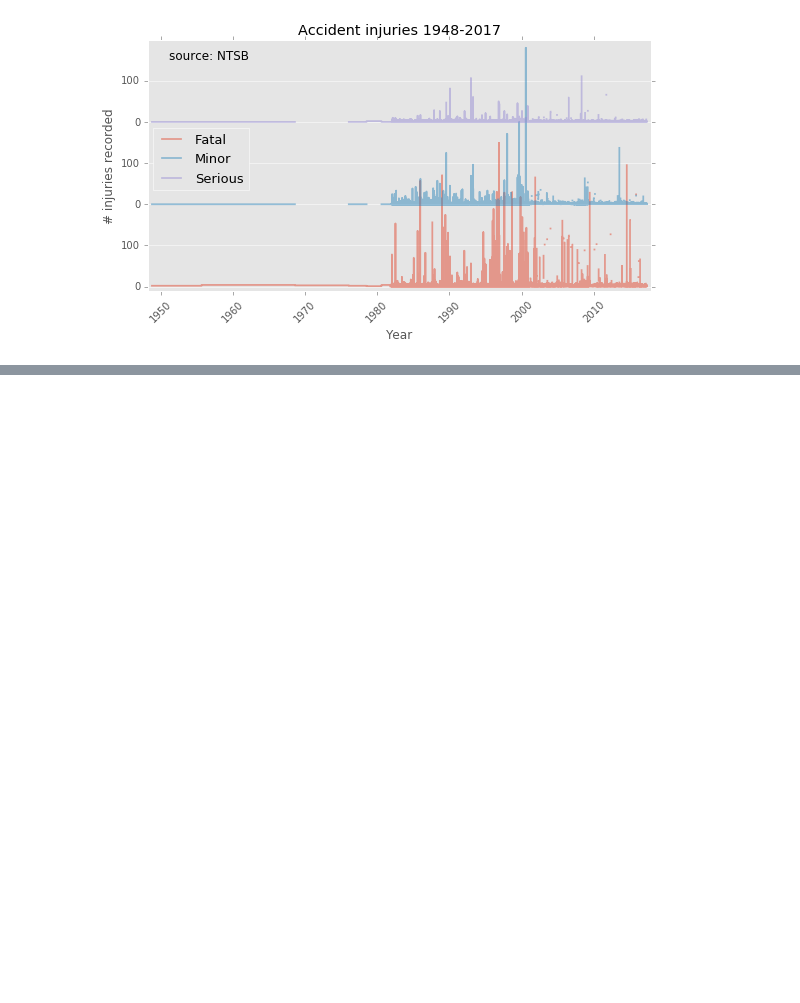
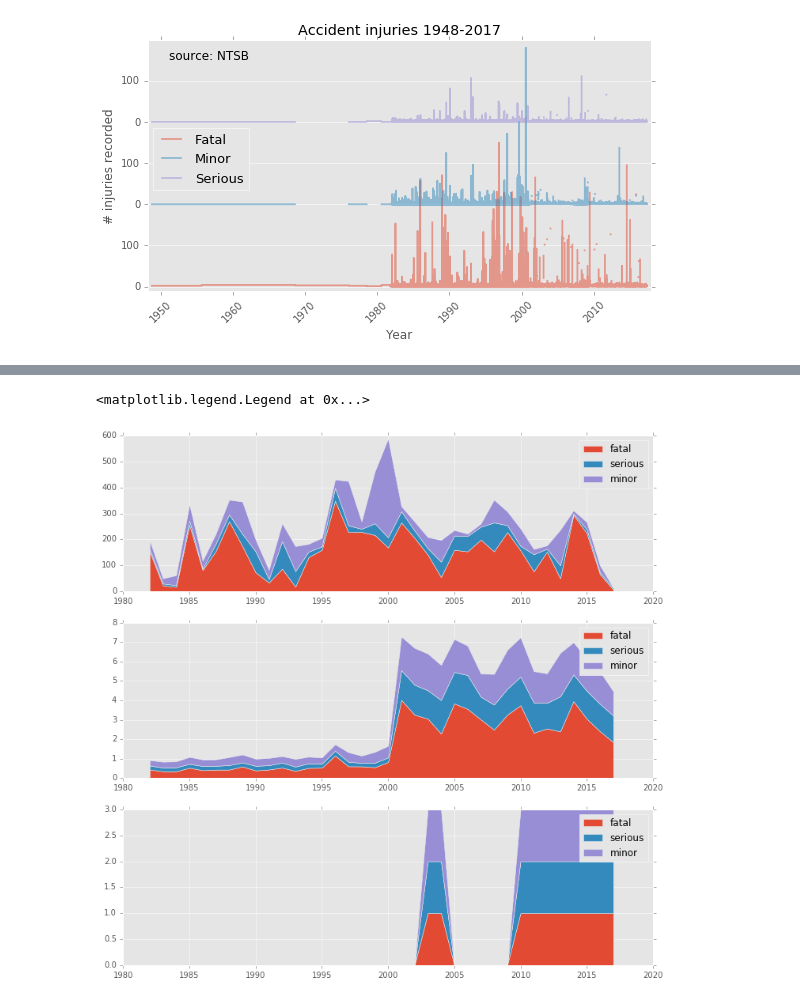
Before and after one commit to grehujt/SmallPythonProjects, a Jupyter notebook: jupyterNotebooks/aviation/flight_accidents.ipynb, the cells around one changed output, grey strips where cells are left out. Cells and saved outputs as stored; diff of their text form; code cells hidden in the pictures; blank space fills up the shorter version.

```diff
--- a/jupyterNotebooks/aviation/flight_accidents.ipynb
+++ b/jupyterNotebooks/aviation/flight_accidents.ipynb
@@ -70,0 +121,17 @@ plt.xlim((aaData['decyear'].min()-0.5, aaData['decyear'].max()+0.5))
+# %%
+plt.figure(figsize=(12, 12))
+plt.subplot(311)
+data = yearly_dig.max()
+p = plt.stackplot(data.year, np.row_stack((data['fatal'], data['serious'], data['minor'])))
+plt.legend(p, ['fatal', 'serious', 'minor'])
+plt.subplot(312)
+data = yearly_dig.mean()
+p = plt.stackplot(data.year, np.row_stack((data['fatal'], data['serious'], data['minor'])))
+plt.legend(p, ['fatal', 'serious', 'minor'])
+plt.subplot(313)
+data = yearly_dig.min()
+p = plt.stackplot(data.year, np.row_stack((data['fatal'], data['serious'], data['minor'])))
+plt.legend(p, ['fatal', 'serious', 'minor'])
+# %% [output]
+<matplotlib.legend.Legend at 0x...>
+[figure, added]
```
Also changed, not shown: parts of 5 cells of this notebook.
